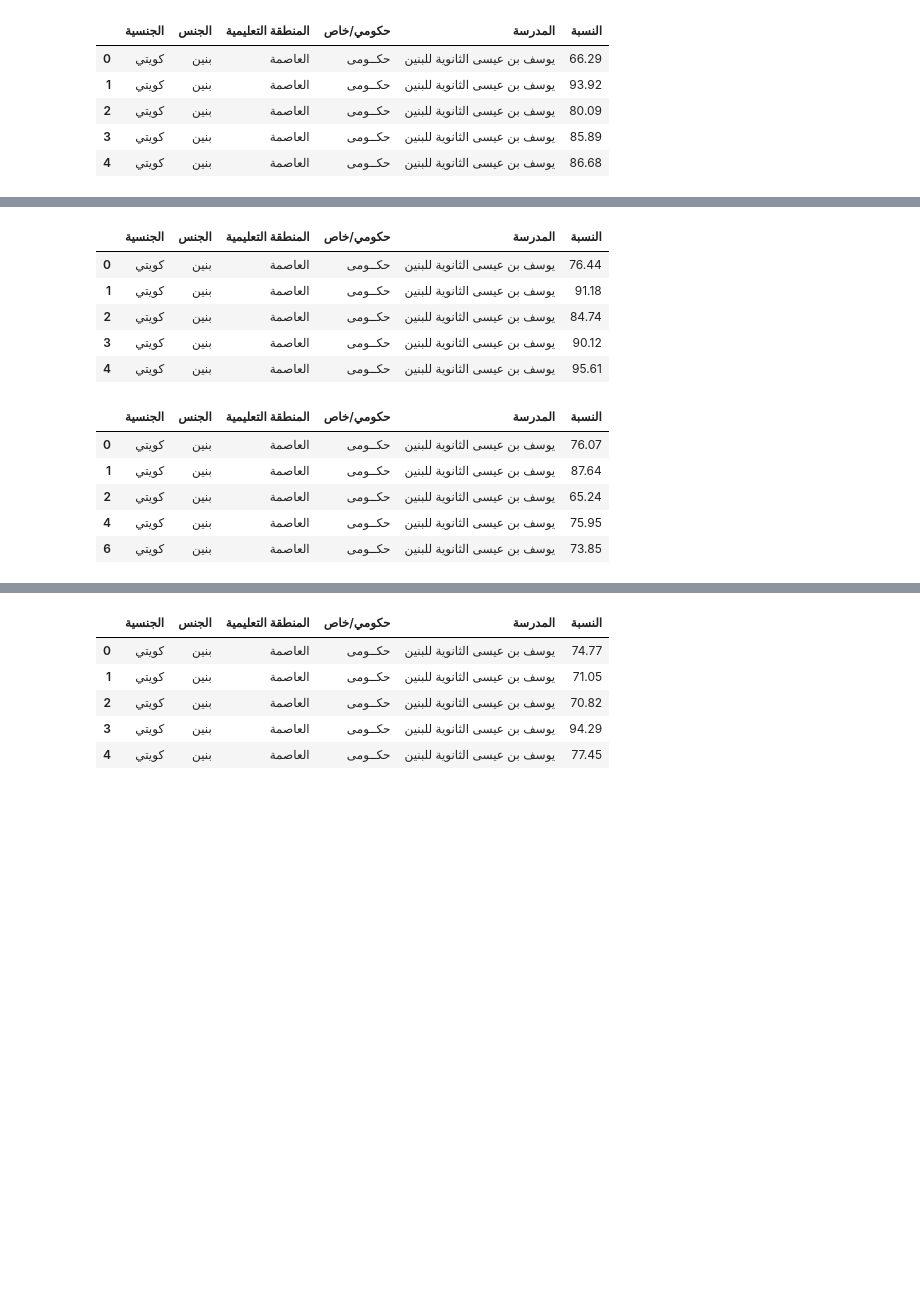
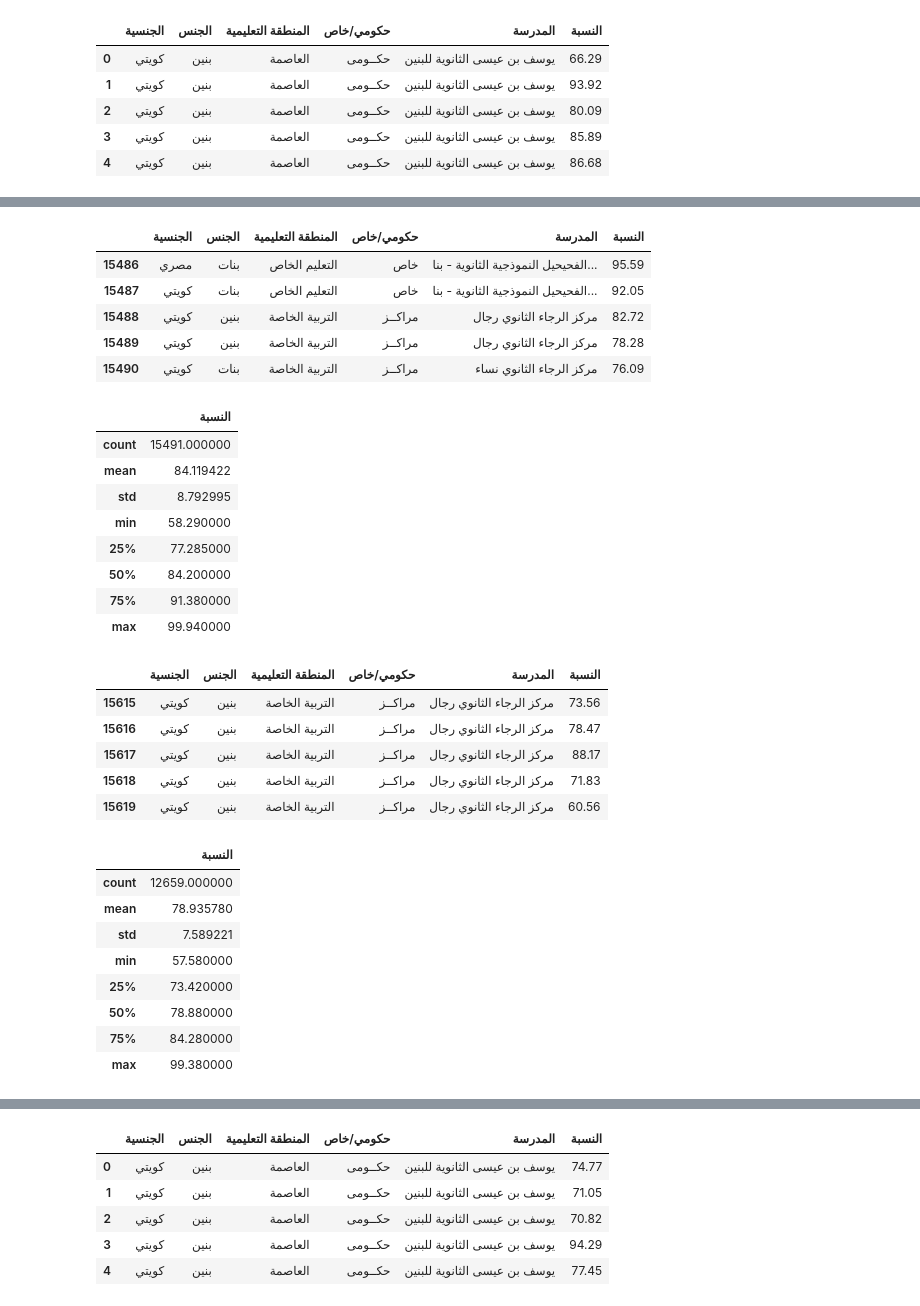
Before and after one commit to alsaibie/KuwaitEDUStats, a Jupyter notebook: sorted_data/DataCleaning.ipynb, the cells around one changed output, grey strips where cells are left out. Saved outputs shown, nothing was run; the diff lists cells and outputs as text; code cells hidden in the pictures; blank space fills up the shorter version.

```diff
--- a/sorted_data/DataCleaning.ipynb
+++ b/sorted_data/DataCleaning.ipynb
@@ -50,10 +50,11 @@ df_2018_Humanities_clean.to_csv("sorted_data/2018/2018_Humanities_clean.csv", se
 | 4 | كويتي | بنين | العاصمة | حكــومى | يوسف بن عيسى الثانوية للبنين | 86.68 |
 # %%
 #2017
-df_2017_Humanities_raw = pd.read_csv("sorted_data/2017/2017_Humanities_raw.csv")
-display(df_2017_Humanities_raw.head())
-
-df_2017_STEM_raw = pd.read_csv("sorted_data/2017/2017_STEM_raw.csv")
-display(df_2017_STEM_raw.head())
+df_2017_Humanities_raw = pd.read_csv("2017/2017_Humanities_raw.csv")
+display(df_2017_Humanities_raw.tail())
+display(df_2017_Humanities_raw.describe())
+df_2017_STEM_raw = pd.read_csv("2017/2017_STEM_raw.csv")
+display(df_2017_STEM_raw.describe())
+display(df_2017_STEM_raw.tail())
 # %% [output]
 |  | النسبة | النجاح | المدرسة | حكومي/خاص | المنطقة التعليمية | الجنس | الجنسية | الإسم بالكامل | رقم الجلوس |
@@ -71,29 +90,48 @@ display(df_2017_STEM_raw.head())
 # %%
 df_2017_STEM_fliplr = df_2017_STEM_raw[df_2017_STEM_raw.columns[::-1]]
 df_2017_STEM_clean = df_2017_STEM_fliplr.drop(df_2017_STEM_fliplr.columns[[0,1]], axis=1)
 
 df_2017_Humanities_fliplr = df_2017_Humanities_raw[df_2017_Humanities_raw.columns[::-1]]
 df_2017_Humanities_clean = df_2017_Humanities_fliplr.drop(df_2017_Humanities_fliplr.columns[[0,1, 7]], axis=1)
 df_2017_Humanities_clean = df_2017_Humanities_clean[np.isfinite(df_2017_Humanities_clean[u'النسبة'])]
 
-display(df_2017_STEM_clean.head())
-display(df_2017_Humanities_clean.head())
-
-df_2017_STEM_clean.to_csv("sorted_data/2017/2017_STEM_clean.csv", sep=",")
-df_2017_Humanities_clean.to_csv("sorted_data/2017/2017_Humanities_clean.csv", sep=",")
+display(df_2017_STEM_clean.tail())
+display(df_2017_STEM_clean.describe())
+display(df_2017_Humanities_clean.tail())
+display(df_2017_Humanities_clean.describe())
+df_2017_STEM_clean.to_csv("2017/2017_STEM_clean.csv", sep=",")
+df_2017_Humanities_clean.to_csv("2017/2017_Humanities_clean.csv", sep=",")
 # %% [output]
 |  | الجنسية | الجنس | المنطقة التعليمية | حكومي/خاص | المدرسة | النسبة |
-| 0 | كويتي | بنين | العاصمة | حكــومى | يوسف بن عيسى الثانوية للبنين | 76.44 |
-| 1 | كويتي | بنين | العاصمة | حكــومى | يوسف بن عيسى الثانوية للبنين | 91.18 |
-| 2 | كويتي | بنين | العاصمة | حكــومى | يوسف بن عيسى الثانوية للبنين | 84.74 |
-| 3 | كويتي | بنين | العاصمة | حكــومى | يوسف بن عيسى الثانوية للبنين | 90.12 |
-| 4 | كويتي | بنين | العاصمة | حكــومى | يوسف بن عيسى الثانوية للبنين | 95.61 |
+| 15486 | مصري | بنات | التعليم الخاص | خاص | الفحيحيل النموذجية الثانوية - بنا... | 95.59 |
+| 15487 | كويتي | بنات | التعليم الخاص | خاص | الفحيحيل النموذجية الثانوية - بنا... | 92.05 |
+| 15488 | كويتي | بنين | التربية الخاصة | مراكــز | مركز الرجاء الثانوي رجال | 82.72 |
+| 15489 | كويتي | بنين | التربية الخاصة | مراكــز | مركز الرجاء الثانوي رجال | 78.28 |
+| 15490 | كويتي | بنات | التربية الخاصة | مراكــز | مركز الرجاء الثانوي نساء | 76.09 |
-|  | الجنسية | الجنس | المنطقة التعليمية | حكومي/خاص | المدرسة | النسبة |
-| 0 | كويتي | بنين | العاصمة | حكــومى | يوسف بن عيسى الثانوية للبنين | 76.07 |
-| 1 | كويتي | بنين | العاصمة | حكــومى | يوسف بن عيسى الثانوية للبنين | 87.64 |
-| 2 | كويتي | بنين | العاصمة | حكــومى | يوسف بن عيسى الثانوية للبنين | 65.24 |
-| 4 | كويتي | بنين | العاصمة | حكــومى | يوسف بن عيسى الثانوية للبنين | 75.95 |
-| 6 | كويتي | بنين | العاصمة | حكــومى | يوسف بن عيسى الثانوية للبنين | 73.85 |
+|  | النسبة |
+| count | 15491.000000 |
+| mean | 84.119422 |
+| std | 8.792995 |
+| min | 58.290000 |
+| 25% | 77.285000 |
+| 50% | 84.200000 |
+| 75% | 91.380000 |
+| max | 99.940000 |
+|  | الجنسية | الجنس | المنطقة التعليمية | حكومي/خاص | المدرسة | النسبة |
+| 15615 | كويتي | بنين | التربية الخاصة | مراكــز | مركز الرجاء الثانوي رجال | 73.56 |
+| 15616 | كويتي | بنين | التربية الخاصة | مراكــز | مركز الرجاء الثانوي رجال | 78.47 |
+| 15617 | كويتي | بنين | التربية الخاصة | مراكــز | مركز الرجاء الثانوي رجال | 88.17 |
+| 15618 | كويتي | بنين | التربية الخاصة | مراكــز | مركز الرجاء الثانوي رجال | 71.83 |
+| 15619 | كويتي | بنين | التربية الخاصة | مراكــز | مركز الرجاء الثانوي رجال | 60.56 |
+|  | النسبة |
+| count | 12659.000000 |
+| mean | 78.935780 |
+| std | 7.589221 |
+| min | 57.580000 |
+| 25% | 73.420000 |
+| 50% | 78.880000 |
+| 75% | 84.280000 |
+| max | 99.380000 |
 # %%
 #2016
 df_2016_Humanities_raw = pd.read_csv("sorted_data/2016/2016_Humanities_raw.csv")
```
Also changed, not shown: parts of 2 cells of this notebook, 6 other files.
